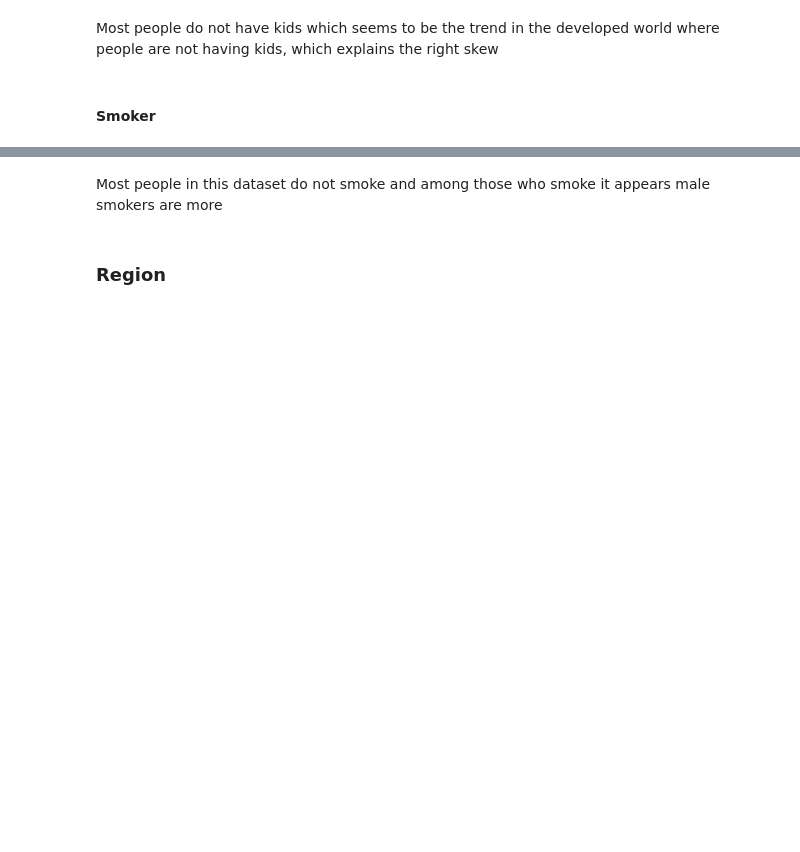
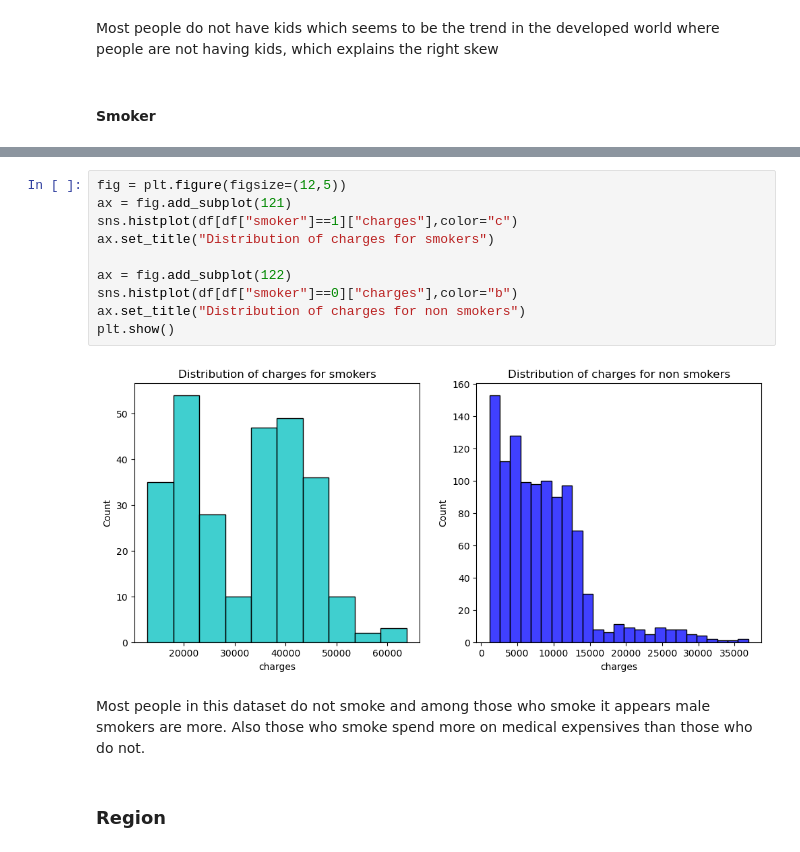
Before and after one commit to iannyFARUE/medical-insuarance-predictor, a Jupyter notebook: Predict Insuarance Charge.ipynb, the cells around one changed output, grey strips where cells are left out. Saved outputs shown, nothing was run; the diff lists cells and outputs as text; blank space fills up the shorter version.

```diff
--- a/Predict Insuarance Charge.ipynb
+++ b/Predict Insuarance Charge.ipynb
@@ -235,5 +243,17 @@ plt.show()
+# %%
+fig = plt.figure(figsize=(12,5))
+ax = fig.add_subplot(121)
+sns.histplot(df[df["smoker"]==1]["charges"],color="c")
+ax.set_title("Distribution of charges for smokers")
+
+ax = fig.add_subplot(122)
+sns.histplot(df[df["smoker"]==0]["charges"],color="b")
+ax.set_title("Distribution of charges for non smokers")
+plt.show()
+# %% [output]
+[figure, added]
 # %% [markdown]
-Most people in this dataset do not smoke and among those who smoke it appears male smokers are more
+Most people in this dataset do not smoke and among those who smoke it appears male smokers are more. Also those who smoke spend more on medical expensives than those who do not.
 # %% [markdown]
 ### Region
 # %%
```
Also changed, not shown: parts of 5 cells of this notebook.
